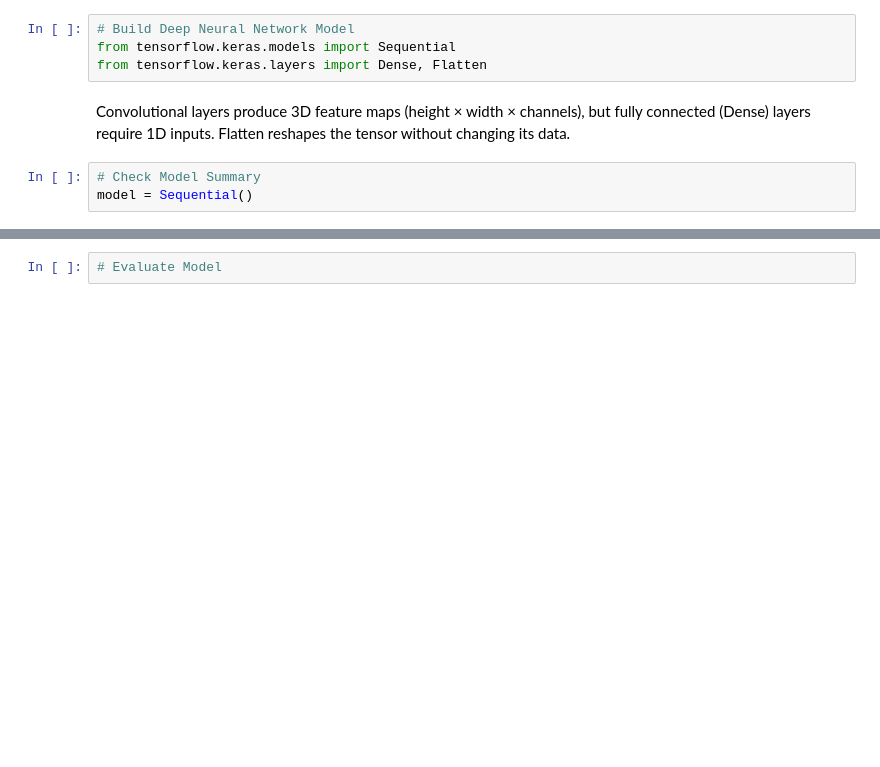
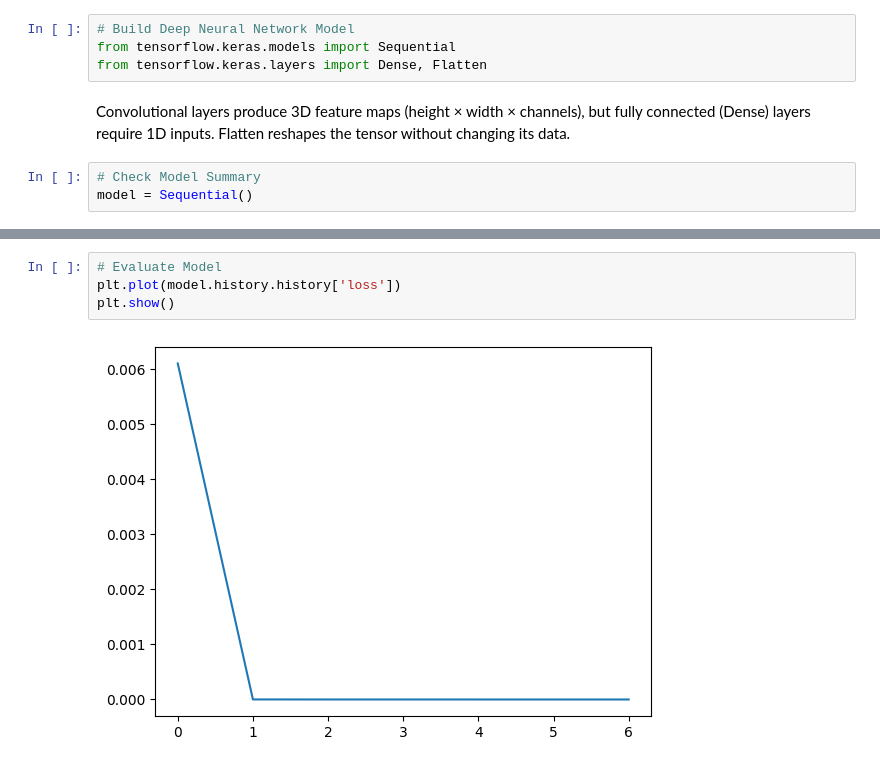
Before and after one commit to Yaa-de-champ/Google-ML, a Jupyter notebook: MNIST_HandwrittenDigitsNeuralNets-master/DeepNets - Copy.ipynb, the cells around one changed output, grey strips where cells are left out. Drawn from its saved outputs; the diff is of its cells as text; blank space fills up the shorter version.

```diff
--- a/MNIST_HandwrittenDigitsNeuralNets-master/DeepNets - Copy.ipynb
+++ b/MNIST_HandwrittenDigitsNeuralNets-master/DeepNets - Copy.ipynb
@@ -151,4 +207,8 @@ model.add(Dense(10, activation='softmax')) #128 neurons
 # %%
 # Evaluate Model
+plt.plot(model.history.history['loss'])
+plt.show()
+# %% [output]
+[figure, added]
 # %%
 # Make Predictions with Test Part of Dataset
```
Also changed, not shown: parts of 18 cells of this notebook, 9 other files.
